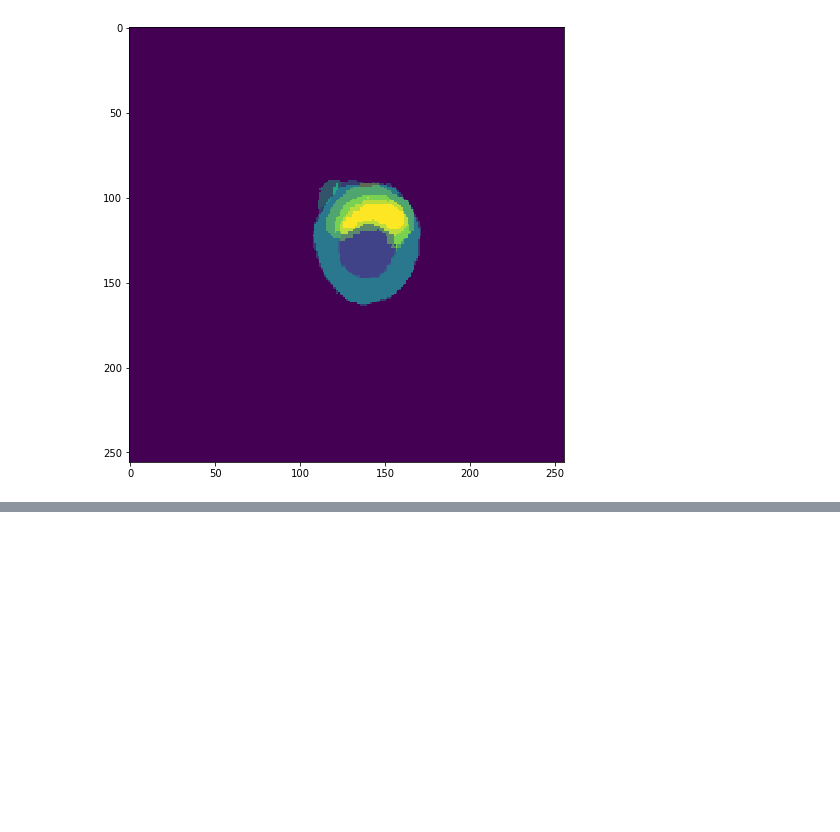
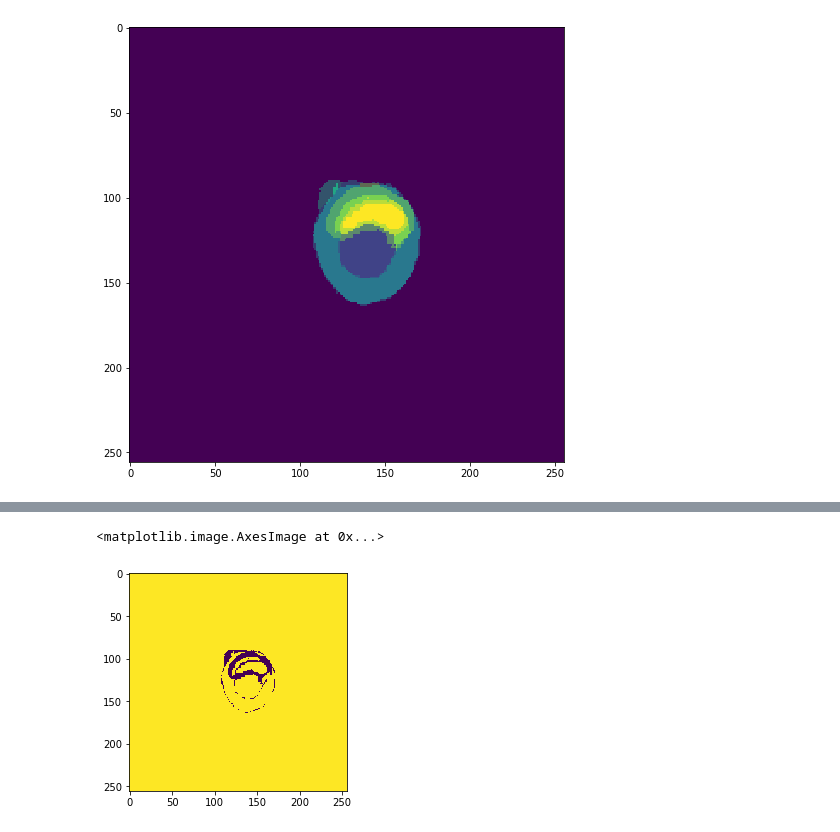
Before and after one commit to chfc-cmi/miccai2020-myops, a Jupyter notebook: code/12_compare_predictions.ipynb, the cells around one changed output, grey strips where cells are left out. Cells and saved outputs as stored; diff of their text form; code cells hidden in the pictures; blank space fills up the shorter version.

```diff
--- a/code/12_compare_predictions.ipynb
+++ b/code/12_compare_predictions.ipynb
@@ -35,0 +163,5 @@ _ = plt.ylabel(Path(preds[0]).parent.parent.name)
+# %%
+plt.imshow(preds_c[1] == preds_c[2])
+# %% [output]
+<matplotlib.image.AxesImage at 0x...>
+[figure, added]
```
Also changed, not shown: parts of 28 cells of this notebook, 5 other files.
